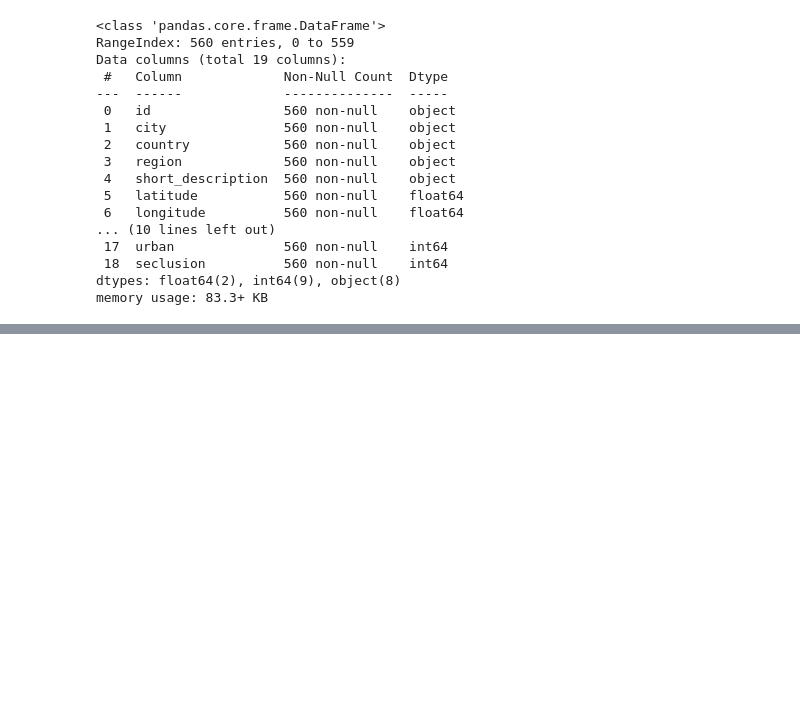
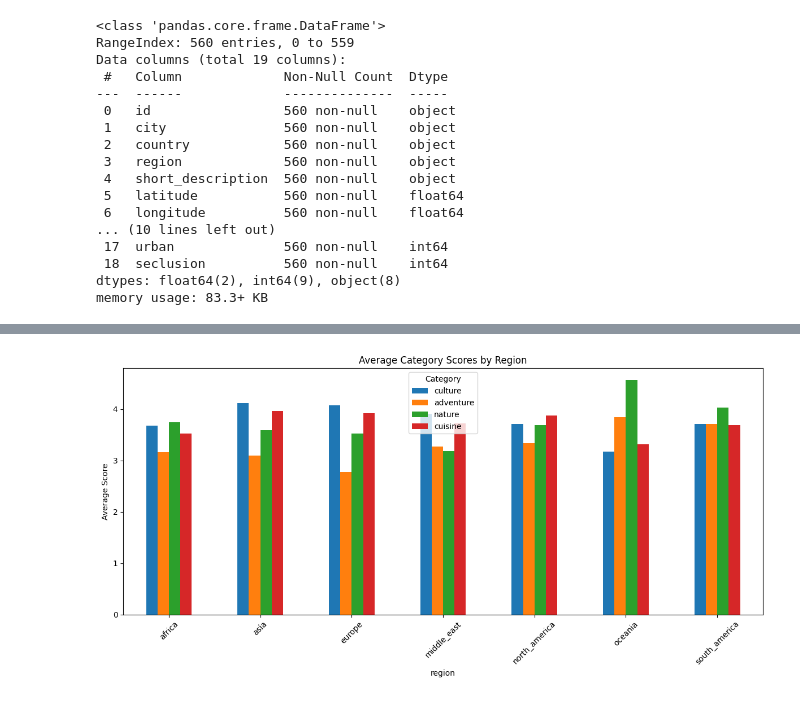
Before and after one commit to raishubham23/WorldWide_Travel_Cities, a Jupyter notebook: Worldwide_Travel_Cities(Rating).ipynb, the cells around one changed output, grey strips where cells are left out. Drawn from its saved outputs; the diff is of its cells as text; code cells hidden in the pictures; blank space fills up the shorter version.

```diff
--- a/Worldwide_Travel_Cities(Rating).ipynb
+++ b/Worldwide_Travel_Cities(Rating).ipynb
@@ -87,0 +186,14 @@ WT_filtered.tail()
+# %%
+# Average scores by region
+avg_scores = WT_filtered.groupby('region')[['culture', 'adventure', 'nature', 'cuisine']].mean()
+
+# Plot grouped bar chart
+avg_scores.plot(kind='bar', figsize=(12,6))
+plt.title('Average Category Scores by Region')
+plt.ylabel('Average Score')
+plt.xticks(rotation=45)
+plt.legend(title='Category')
+plt.tight_layout()
+plt.show()
+# %% [output]
+[figure, added]
```
Also changed, not shown: parts of 11 cells of this notebook.
